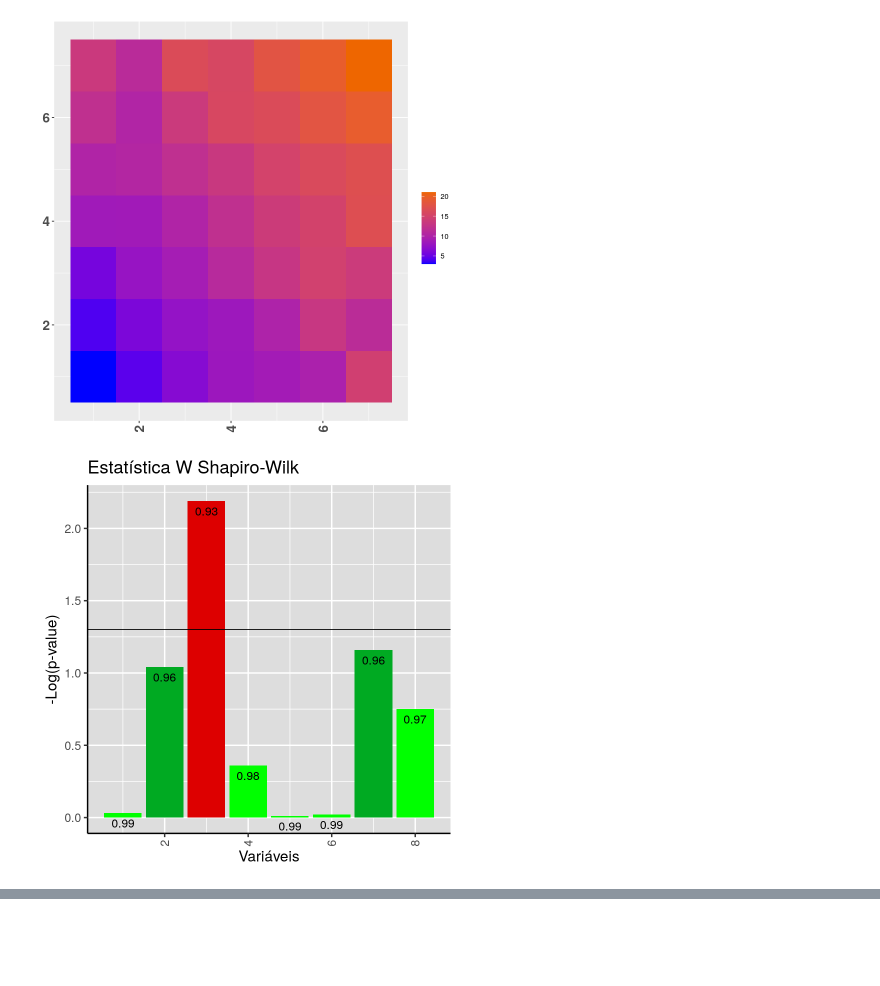
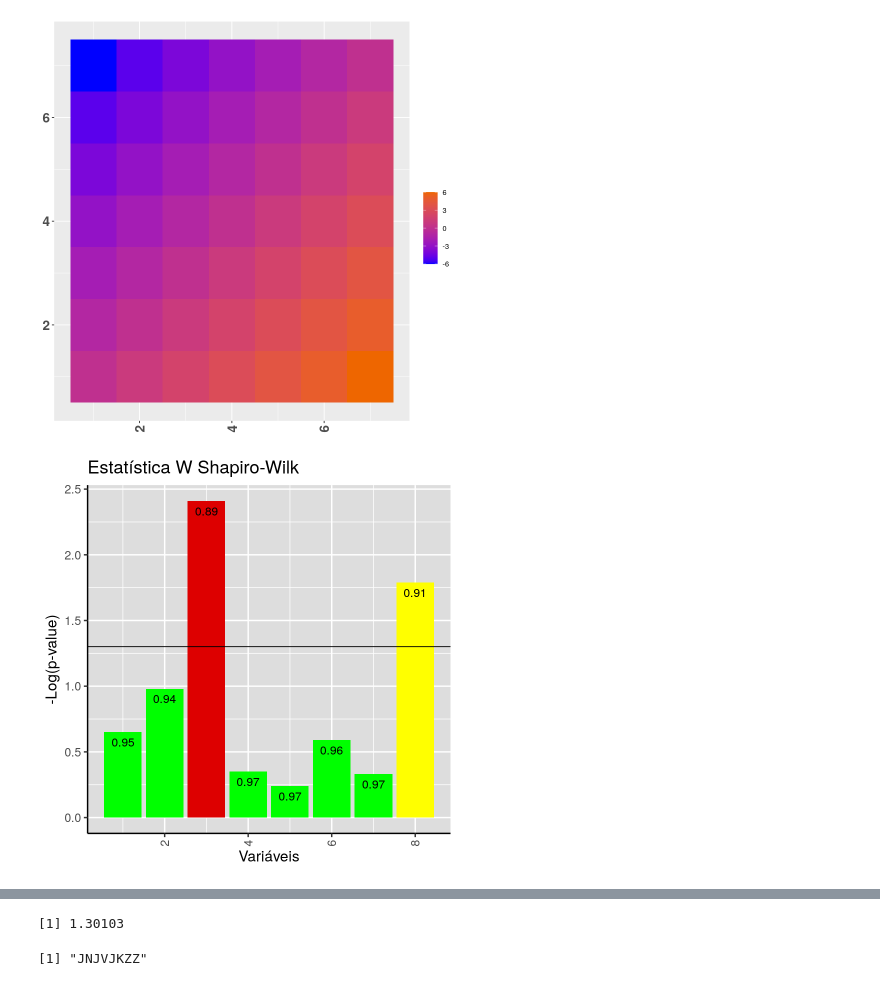
Before and after one commit to AspiranteAudaz/MetodosQuantiativos, a Jupyter notebook: Anova/Pressupostos.ipynb, the cells around one changed output, grey strips where cells are left out. Saved outputs shown, nothing was run; the diff lists cells and outputs as text; code cells hidden in the pictures; blank space fills up the shorter version.

```diff
--- a/Anova/Pressupostos.ipynb
+++ b/Anova/Pressupostos.ipynb
@@ -14,4 +32,4 @@ dataset <- read.csv(file="./base_traduzida.csv", header=TRUE, sep=",")
 base <- subset (as.data.frame(dataset), select = -c(X))
 
 # Nomes mais curtos
-short_names <- c("Preço", "Vendas", "Nota", "Núm. Notas", "Preço Varejo", "Nota Vendedor", "Notas Vendedor")
+short_names <- c("Preço", "Núm. Vendas", "Nota", "Núm. Notas", "Preço Varejo", "Nota Vendedor", "Notas Vendedor")
@@ -275,37 +396,51 @@ geraBarplotNormalidadeShap(base, short_names)
 # %%
 ##### Exemplos #####
 
 # Matriz qualquer
 func <- function(a, b)
 {
-    max(a,b) + min(a,b) + runif(1, min(a,b) , max(a,b))
+   a - b #+ max(a,b) + min(a,b) + runif(1, min(a,b) , max(a,b))
 }
 m = crossDataFrame(1:ncol(base), 1:ncol(base), 1:ncol(base), 1:ncol(base), func, voidFunc)
 heatMap(m)
 
 # Linearidade
 df <- dfArrayCols(base)
 m = crossDataFrame(short_names, short_names, df, df, funcLmR, funcLmPv)
 #heatMap(m,  "Valor R")
 
 # Normalidade
 df <- dfArrayCols(base)
 m = linearDataFrame(1:ncol(base), df, funcShapPv, funcShapW)
 #pvaluePlot(m, "Estatística W Shapiro-Wilk", "Variáveis", "-Log(p-value)")
 
 # Exemplo de barras p-value
-base_2 = data.frame(a=rnorm(50, sd=1, mean=1),
-                    b=rnorm(50, sd=1, mean=1),
-                    c=rnorm(50, sd=1, mean=1),
-                    d=rnorm(50, sd=1, mean=1),
-                    e=rnorm(50, sd=1, mean=1),
-                    f=rnorm(50, sd=1, mean=1),
-                    g=rnorm(50, sd=1, mean=1),
-                    h=rnorm(50, sd=1, mean=1))
+base_2 = data.frame(a=rnorm(30, sd=1, mean=1),
+                    b=rnorm(30, sd=1, mean=1),
+                    c=rnorm(30, sd=1, mean=1),
+                    d=rnorm(30, sd=1, mean=1),
+                    e=rnorm(30, sd=1, mean=1),
+                    f=rnorm(30, sd=1, mean=1),
+                    g=rnorm(30, sd=1, mean=1),
+                    h=rnorm(30, sd=1, mean=1))
 
 m = linearDataFrame(1:ncol(base_2), base_2, funcShapPv, funcShapW)
 pvaluePlot(m, "Estatística W Shapiro-Wilk", "Variáveis", "-Log(p-value)")
+
+base_2 = data.frame(a=rnorm(5000, sd=1, mean=1),
+                    b=rnorm(5000, sd=1, mean=1),
+                    c=rnorm(5000, sd=1, mean=1),
+                    d=rnorm(5000, sd=1, mean=1),
+                    e=rnorm(5000, sd=1, mean=1),
+                    f=rnorm(5000, sd=1, mean=1),
+                    g=rnorm(5000, sd=1, mean=1),
+                    h=rnorm(5000, sd=1, mean=1))
+
+m = linearDataFrame(1:ncol(base_2), base_2, funcKolmPv, funcKolmD)
+m$z = unlist(lapply(m$z, formatNum))
+pvaluePlot(m, "Estatística D Kolmogorov-Smirnov", "Variáveis", "-Log(p-value)")
+
 ##### Debug #####
 # %% [output]
-[figure, old version]
+[figure, new version]
-[figure, old version]
+[figure, new version]
@@ -311,0 +448,10 @@ pvaluePlot(m, "Estatística W Shapiro-Wilk", "Variáveis", "-Log(p-value)")
+# %%
+# Valor limite da mlog no qual mlog > rejeita a hipotese
+-log(0.05, 10)
+# %% [output]
+[1] 1.30103
+# %%
+# Gerador de nomes de variaveis, gg Regis, gg
+replicate(1, paste(sample(LETTERS, 8, replace=TRUE), collapse=""))
+# %% [output]
+[1] "JNJVJKZZ"
```
Also changed, not shown: parts of 9 cells of this notebook, 1 other file.
